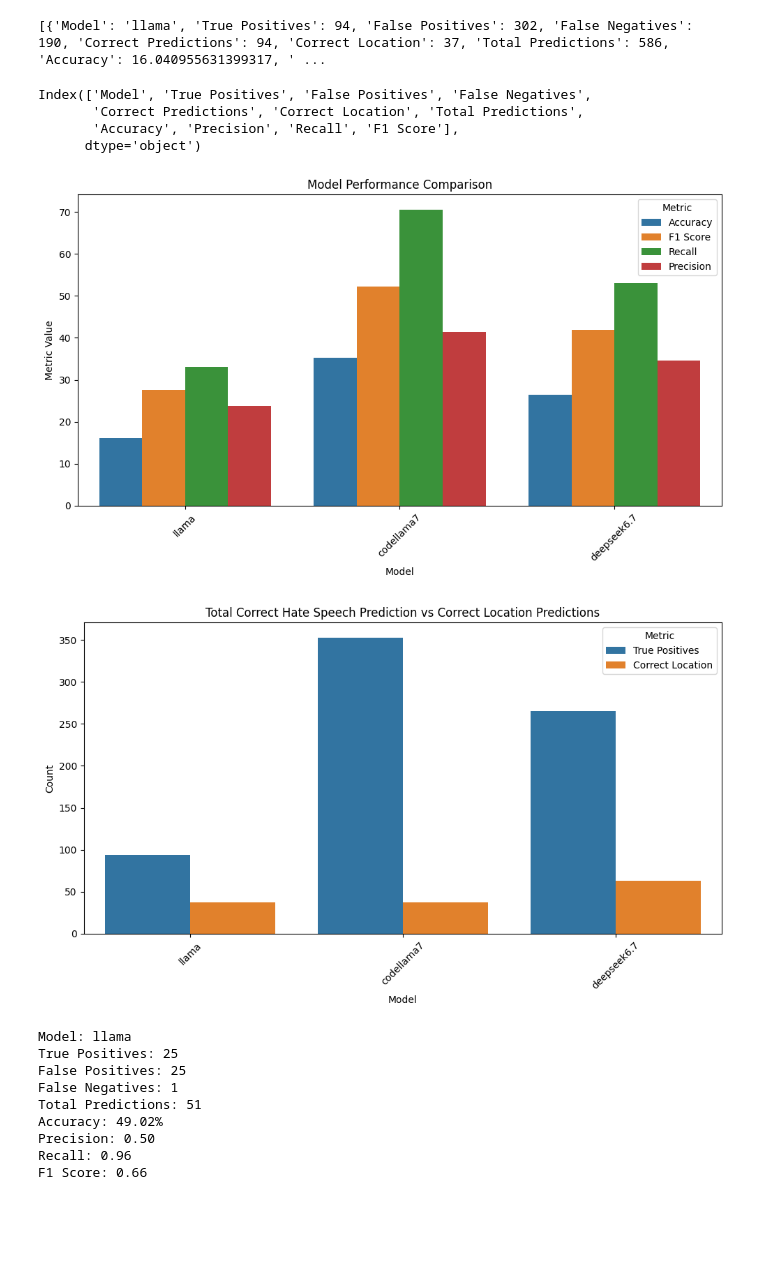
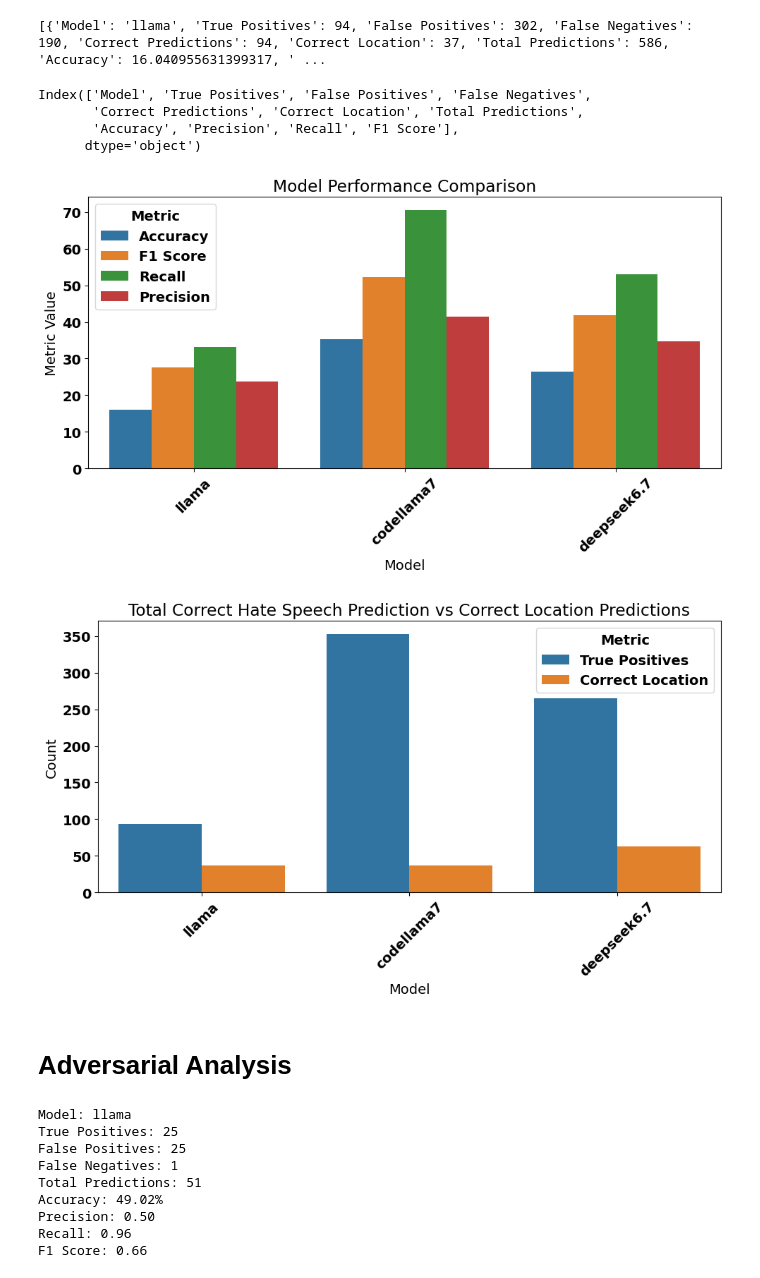
Before and after one commit to Monoshi-tonmoy/Evaluating-LLMs-on-Hate-Speech-Detection, a Jupyter notebook: scripts/parser.ipynb, the cells around one changed output. Saved outputs shown, nothing was run; the diff lists cells and outputs as text; code cells hidden in the pictures; blank space fills up the shorter version.

```diff
--- a/scripts/parser.ipynb
+++ b/scripts/parser.ipynb
@@ -217,37 +217,40 @@ metrics_df.to_csv('model_metrics.csv', index=False)
 print(metrics_df.columns)
 
 
+plt.rcParams.update({'font.size': 14, 'font.weight': 'bold'})
 
 plt.figure(figsize=(10, 6))
 metrics_melted = metrics_df.melt(id_vars="Model", value_vars=["Accuracy", "F1 Score", "Recall", "Precision"],
                                  var_name="Metric", value_name="Value")
 sns.barplot(data=metrics_melted, x="Model", y="Value", hue="Metric")
 plt.title("Model Performance Comparison")
 plt.ylabel("Metric Value")
 plt.xticks(rotation=45)
 plt.tight_layout()
 plt.savefig("performance_comparison.png")
 plt.show()
 
 
 plt.figure(figsize=(10, 6))
 metrics_df_subset = metrics_df[["Model", "True Positives", "Correct Location"]]
 metrics_df_subset = metrics_df_subset.melt(id_vars="Model",
                                            var_name="Metric", value_name="Count")
 sns.barplot(data=metrics_df_subset, x="Model", y="Count", hue="Metric")
 plt.title("Total Correct Hate Speech Prediction vs Correct Location Predictions")
 plt.ylabel("Count")
 plt.xticks(rotation=45)
 plt.tight_layout()
 plt.savefig("tp_vs_location.png")
 plt.show()
 # %% [output]
 Index(['Model', 'True Positives', 'False Positives', 'False Negatives',
        'Correct Predictions', 'Correct Location', 'Total Predictions',
        'Accuracy', 'Precision', 'Recall', 'F1 Score'],
       dtype='object')
-[figure, old version]
+[figure, new version]
-[figure, old version]
+[figure, new version]
+# %% [markdown]
+# Adversarial Analysis
 # %%
 import json
 import os
```
Also changed, not shown: parts of 1 cell of this notebook, 8 other files.
